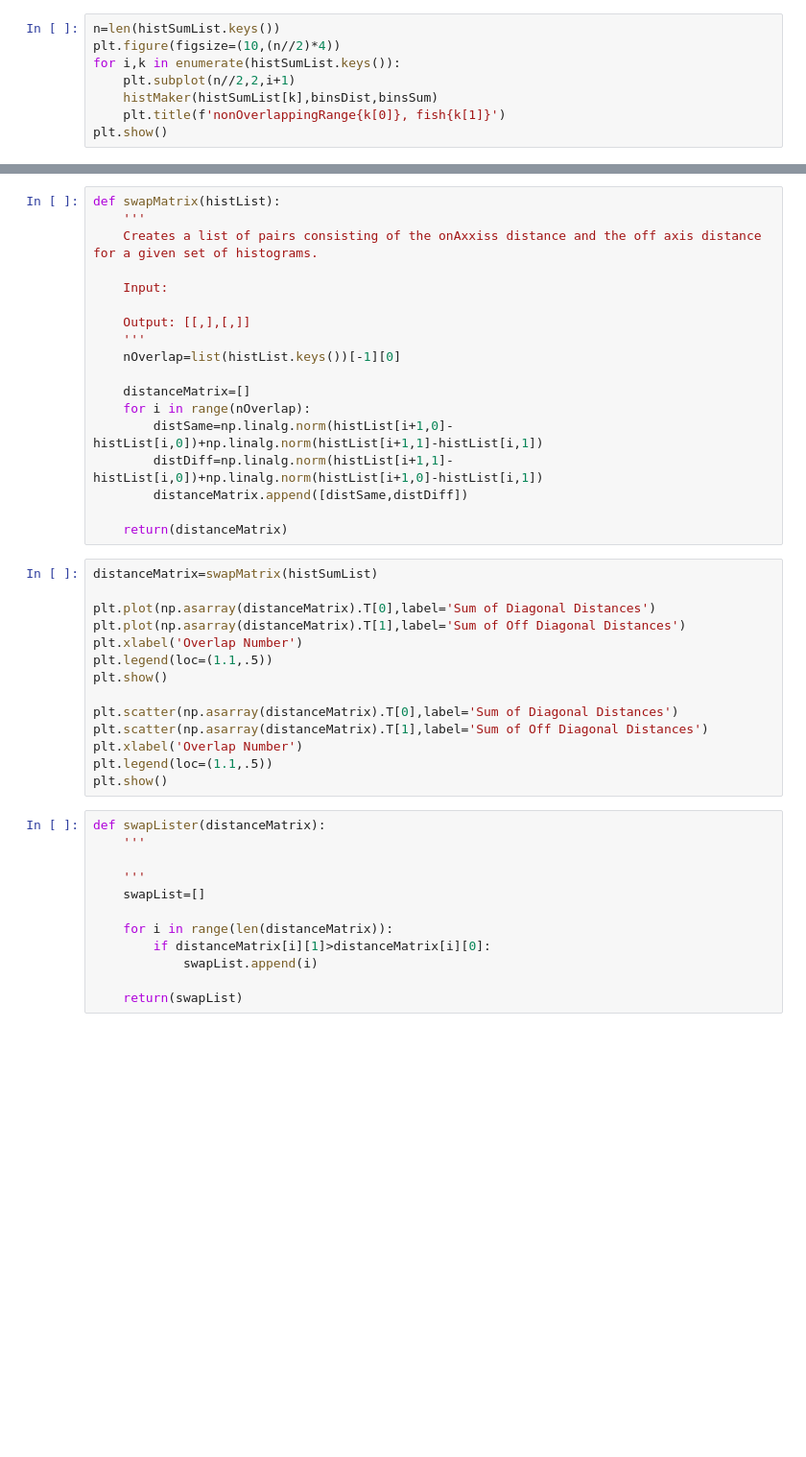
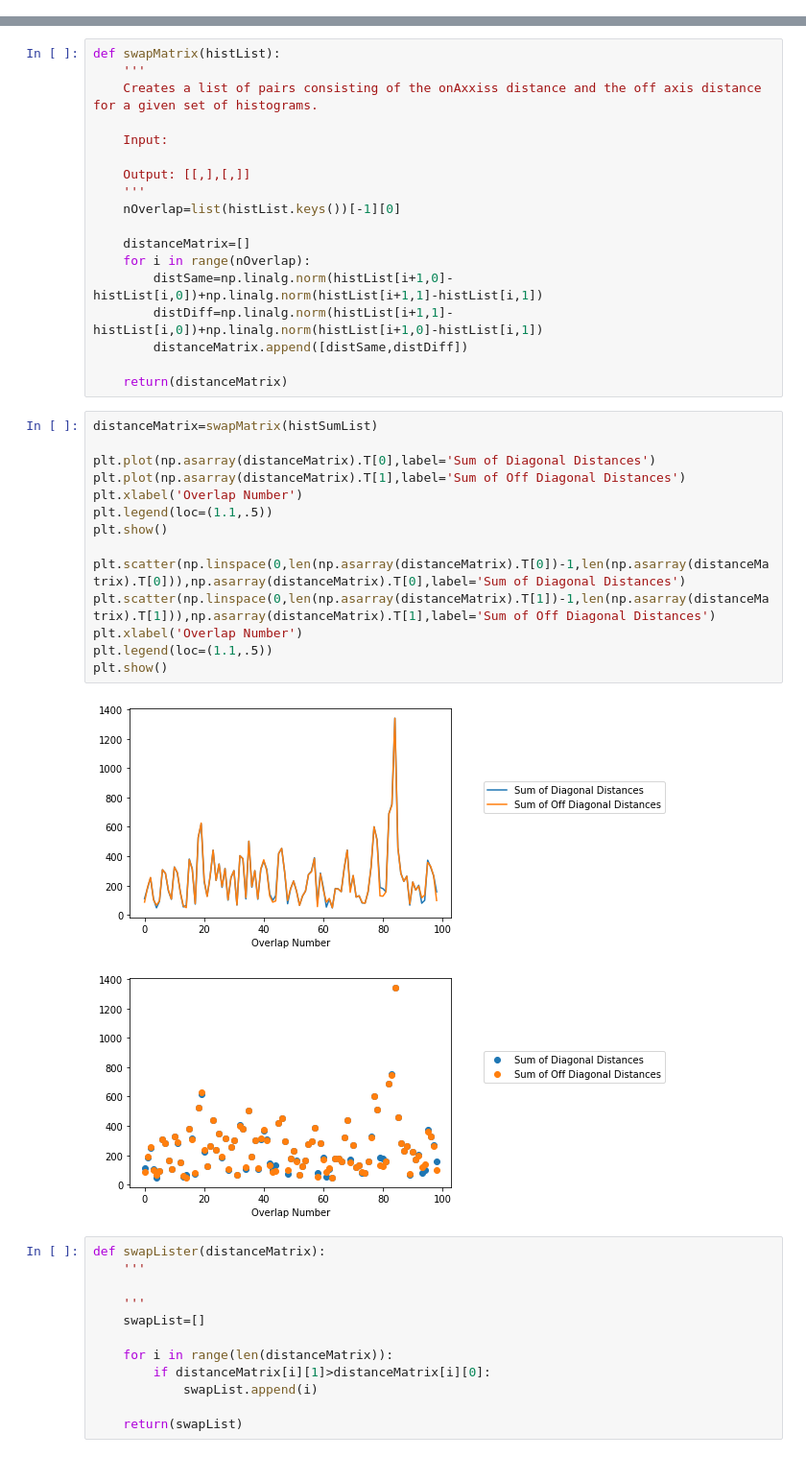
Before and after one commit to ASpraggin/FishTracking, a Jupyter notebook: fishGraphing.ipynb, the cells around one changed output, grey strips where cells are left out. Shown at 96% size. Cells and saved outputs as stored; diff of their text form; blank space fills up the shorter version.

```diff
--- a/fishGraphing.ipynb
+++ b/fishGraphing.ipynb
@@ -156,11 +169,3 @@ with open('histLists.pik','rb') as f:
 #globals().update(histLists)
 histSumList=histLists[0]
 histDifList=histLists[1]
-# %%
-n=len(histSumList.keys())
-plt.figure(figsize=(10,(n//2)*4))
-for i,k in enumerate(histSumList.keys()):
-    plt.subplot(n//2,2,i+1)
-    histMaker(histSumList[k],binsDist,binsSum)
-    plt.title(f'nonOverlappingRange{k[0]}, fish{k[1]}')
-plt.show()
@@ -230,17 +249,20 @@ def swapMatrix(histList):
 # %%
 distanceMatrix=swapMatrix(histSumList)
 
 plt.plot(np.asarray(distanceMatrix).T[0],label='Sum of Diagonal Distances')
 plt.plot(np.asarray(distanceMatrix).T[1],label='Sum of Off Diagonal Distances')
 plt.xlabel('Overlap Number')
 plt.legend(loc=(1.1,.5))
 plt.show()
 
-plt.scatter(np.asarray(distanceMatrix).T[0],label='Sum of Diagonal Distances')
-plt.scatter(np.asarray(distanceMatrix).T[1],label='Sum of Off Diagonal Distances')
+plt.scatter(np.linspace(0,len(np.asarray(distanceMatrix).T[0])-1,len(np.asarray(distanceMatrix).T[0])),np.asarray(distanceMatrix).T[0],label='Sum of Diagonal Distances')
+plt.scatter(np.linspace(0,len(np.asarray(distanceMatrix).T[1])-1,len(np.asarray(distanceMatrix).T[1])),np.asarray(distanceMatrix).T[1],label='Sum of Off Diagonal Distances')
 plt.xlabel('Overlap Number')
 plt.legend(loc=(1.1,.5))
 plt.show()
+# %% [output]
+[figure, added]
+[figure, added]
 # %%
 def swapLister(distanceMatrix):
     '''
```
Also changed, not shown: parts of 21 cells of this notebook, 1 other file.
